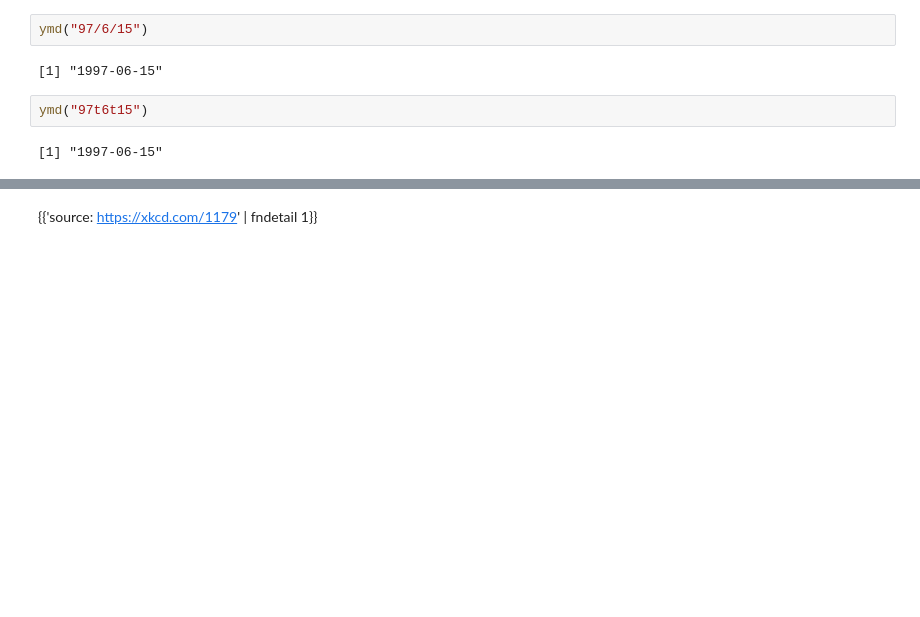
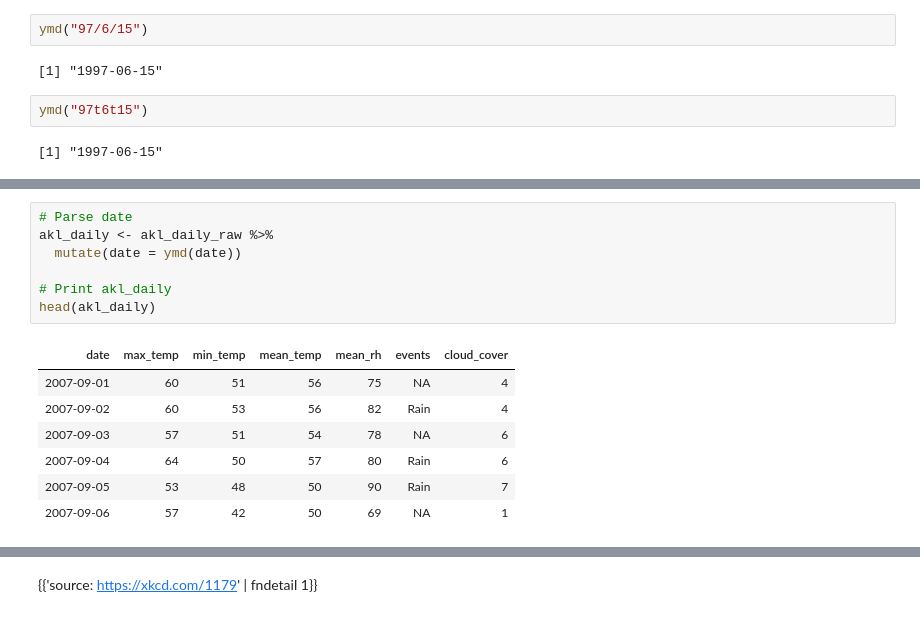
Before and after one commit to VictorOmondi1997/Working-with-Dates-and-Times-in-R, a Jupyter notebook: Working with Dates and Times in R.ipynb, the cells around one changed output, grey strips where cells are left out. Drawn from its saved outputs; the diff is of its cells as text; blank space fills up the shorter version.

```diff
--- a/Working with Dates and Times in R.ipynb
+++ b/Working with Dates and Times in R.ipynb
@@ -434,0 +528,15 @@ ymd("97t6t15")
+# %%
+# Parse date
+akl_daily <- akl_daily_raw %>%
+  mutate(date = ymd(date))
+
+# Print akl_daily
+head(akl_daily)
+# %% [output]
+| date | max_temp | min_temp | mean_temp | mean_rh | events | cloud_cover |
+| 2007-09-01 | 60 | 51 | 56 | 75 | NA | 4 |
+| 2007-09-02 | 60 | 53 | 56 | 82 | Rain | 4 |
+| 2007-09-03 | 57 | 51 | 54 | 78 | NA | 6 |
+| 2007-09-04 | 64 | 50 | 57 | 80 | Rain | 6 |
+| 2007-09-05 | 53 | 48 | 50 | 90 | Rain | 7 |
+| 2007-09-06 | 57 | 42 | 50 | 69 | NA | 1 |
```
Also changed, not shown: parts of 20 cells of this notebook.
